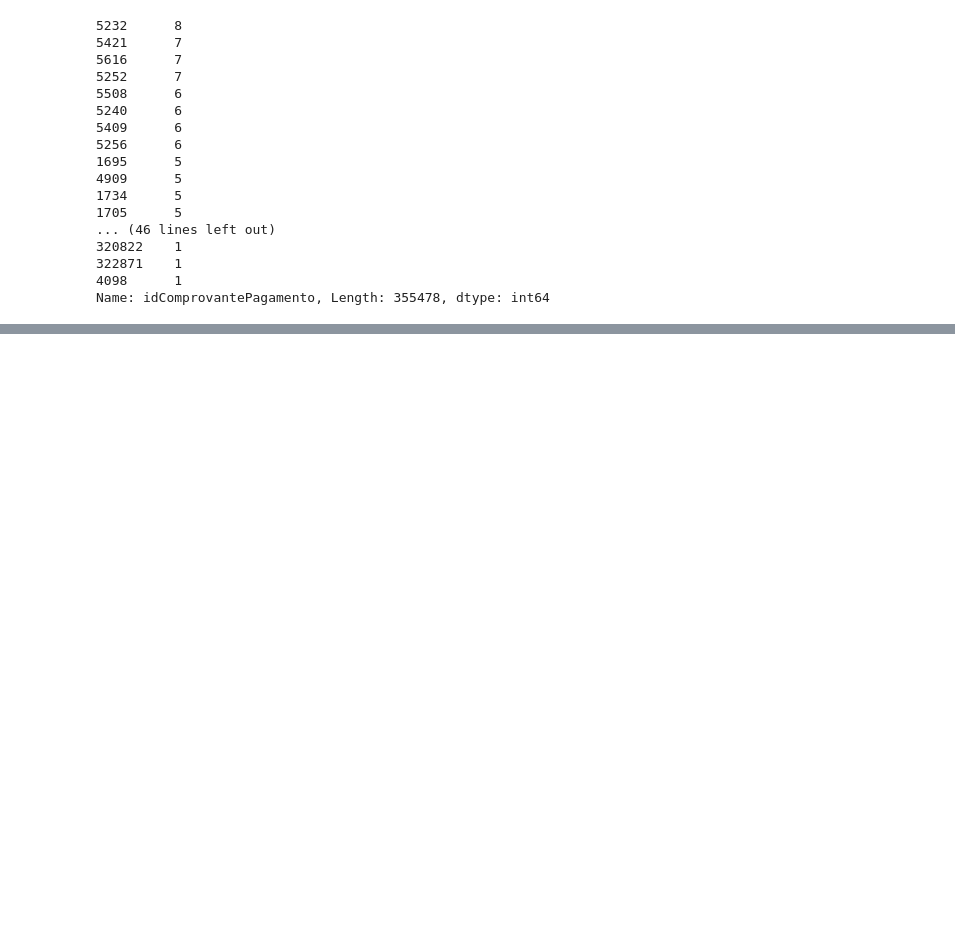
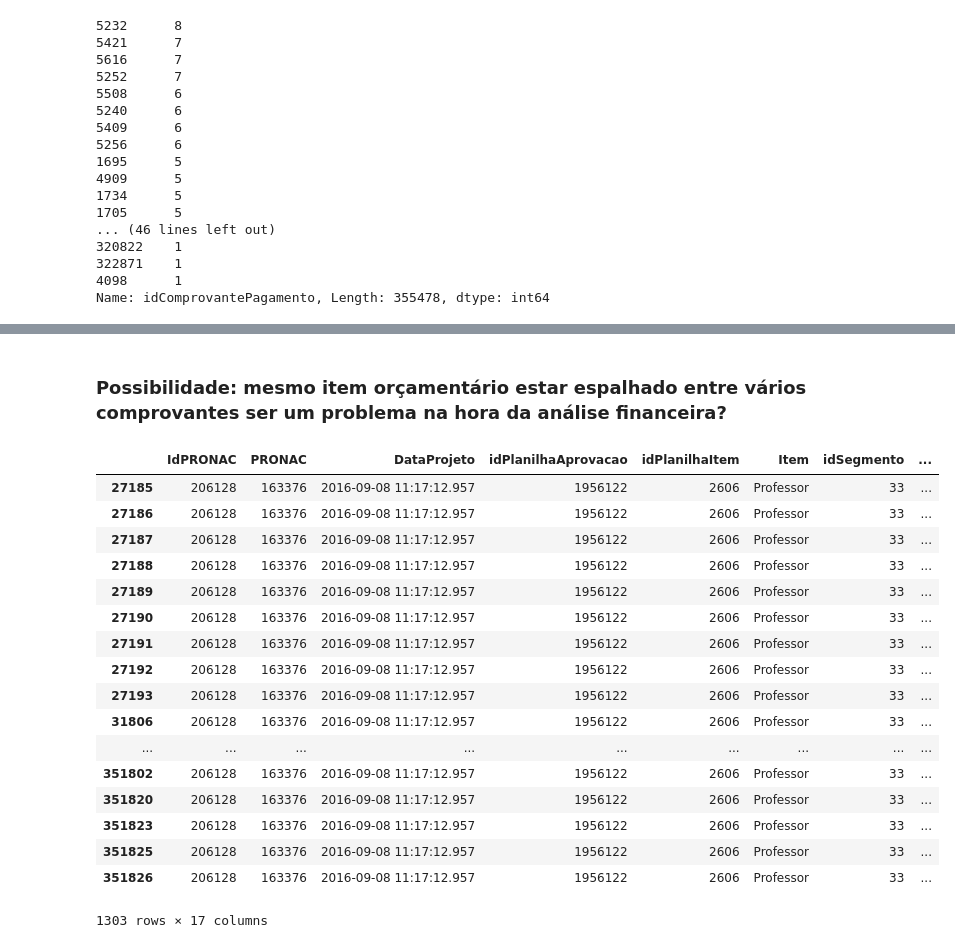
Before and after one commit to lappis-unb/salic-ml, a Jupyter notebook: research/notebooks/doing/comprovantes_por_operacao.ipynb, the cells around one changed output, grey strips where cells are left out. Drawn from its saved outputs; the diff is of its cells as text; code cells hidden in the pictures; blank space fills up the shorter version.

```diff
--- a/research/notebooks/doing/comprovantes_por_operacao.ipynb
+++ b/research/notebooks/doing/comprovantes_por_operacao.ipynb
@@ -255,0 +293,23 @@ df[df['idComprovantePagamento'] == 5232]
+# %% [markdown]
+### Possibilidade: mesmo item orçamentário estar espalhado entre vários comprovantes ser um problema na hora da análise financeira?
+# %%
+df[df['idPlanilhaAprovacao'] == 1956122]
+# %% [output]
+|  | IdPRONAC | PRONAC | DataProjeto | idPlanilhaAprovacao | idPlanilhaItem | Item | idSegmento | ... |
+| 27185 | 206128 | 163376 | 2016-09-08 11:17:12.957 | 1956122 | 2606 | Professor | 33 | ... |
+| 27186 | 206128 | 163376 | 2016-09-08 11:17:12.957 | 1956122 | 2606 | Professor | 33 | ... |
+| 27187 | 206128 | 163376 | 2016-09-08 11:17:12.957 | 1956122 | 2606 | Professor | 33 | ... |
+| 27188 | 206128 | 163376 | 2016-09-08 11:17:12.957 | 1956122 | 2606 | Professor | 33 | ... |
+| 27189 | 206128 | 163376 | 2016-09-08 11:17:12.957 | 1956122 | 2606 | Professor | 33 | ... |
+| 27190 | 206128 | 163376 | 2016-09-08 11:17:12.957 | 1956122 | 2606 | Professor | 33 | ... |
+| 27191 | 206128 | 163376 | 2016-09-08 11:17:12.957 | 1956122 | 2606 | Professor | 33 | ... |
+| 27192 | 206128 | 163376 | 2016-09-08 11:17:12.957 | 1956122 | 2606 | Professor | 33 | ... |
+| 27193 | 206128 | 163376 | 2016-09-08 11:17:12.957 | 1956122 | 2606 | Professor | 33 | ... |
+| 31806 | 206128 | 163376 | 2016-09-08 11:17:12.957 | 1956122 | 2606 | Professor | 33 | ... |
+| ... | ... | ... | ... | ... | ... | ... | ... | ... |
+| 351802 | 206128 | 163376 | 2016-09-08 11:17:12.957 | 1956122 | 2606 | Professor | 33 | ... |
+| 351820 | 206128 | 163376 | 2016-09-08 11:17:12.957 | 1956122 | 2606 | Professor | 33 | ... |
+| 351823 | 206128 | 163376 | 2016-09-08 11:17:12.957 | 1956122 | 2606 | Professor | 33 | ... |
+| 351825 | 206128 | 163376 | 2016-09-08 11:17:12.957 | 1956122 | 2606 | Professor | 33 | ... |
+| 351826 | 206128 | 163376 | 2016-09-08 11:17:12.957 | 1956122 | 2606 | Professor | 33 | ... |
+1303 rows × 17 columns
```
Also changed, not shown: parts of 29 cells of this notebook, 1 other file.
